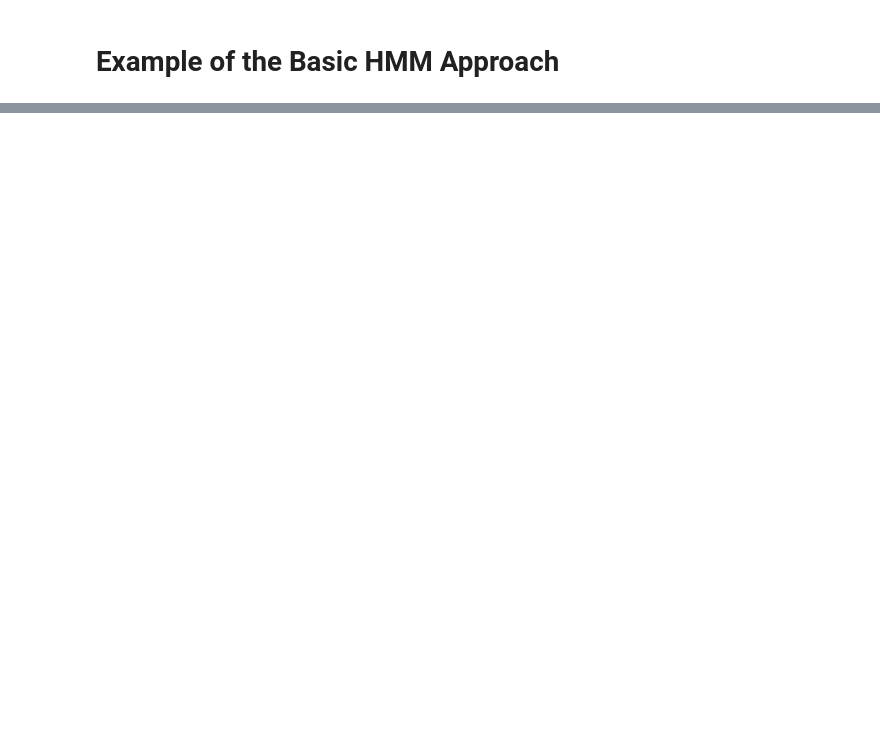
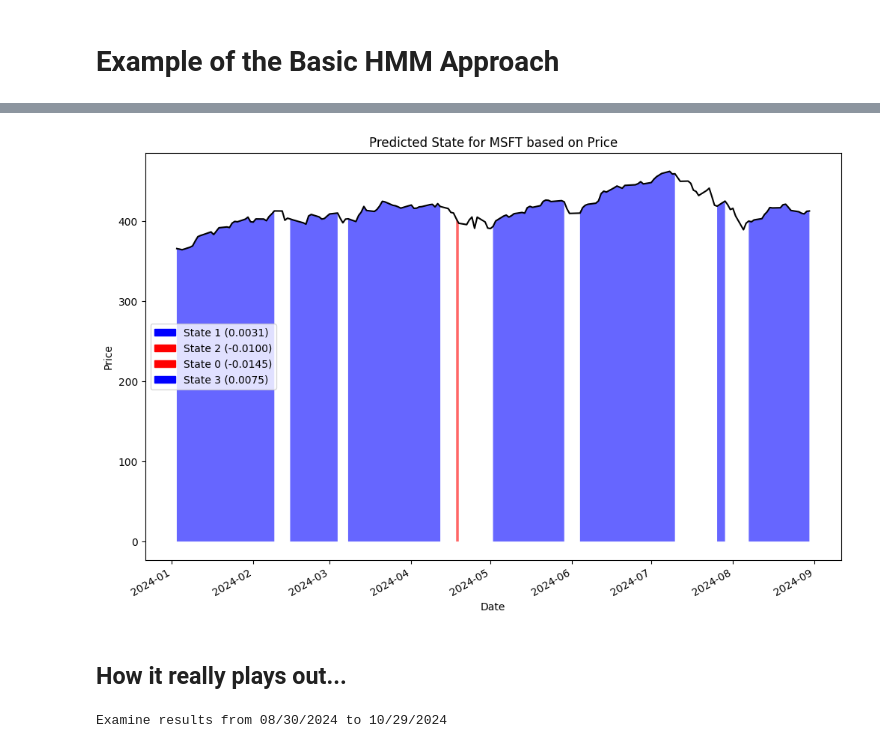
Before and after one commit to hidden-regime/hidden-regime, a Jupyter notebook: notebooks/ExampleHMM.ipynb, the cells around one changed output, grey strips where cells are left out. Cells and saved outputs as stored; diff of their text form; code cells hidden in the pictures; blank space fills up the shorter version.

```diff
--- a/notebooks/ExampleHMM.ipynb
+++ b/notebooks/ExampleHMM.ipynb
@@ -88,3 +99,10 @@ predicted_state = pd.Series(
 state_probability = pd.DataFrame(
     index=data.date,
     data=state_probabilities)
+# %%
+latest = predicted_state.index[-1]
+output_format = "%m/%d/%Y"
+formatted_date = latest.strftime(output_format)
+current_state = predicted_state[latest]
+mean, std = hmm.emission_params_[current_state]
+print(f'Current state for {formatted_date} is: {current_state} (Mean: {mean:.4f}, Std: {std:.4f})')
@@ -112,0 +135,56 @@ _ = fig.suptitle(f'State Probability Estimate for {TICKER}')
+# %%
+# Assuming 'price' and 'predicted_state' are pandas Series with datetime indexes
+# and ax2 is the correct axes object for the price data.
+
+plt.figure(figsize=(12, 8))
+ax = price.plot(color='black')
+legend_handles = []
+legend_labels = []
+
+unique_states = predicted_state.unique()
+for state in unique_states:
+
+    mean, std = hmm.emission_params_[state]
+    if mean > 0.0005:
+        color='blue'
+    else:
+        color='red'
+
+    # Create a boolean mask to filter data for the current state
+    is_state_active = (predicted_state == state)
+
+    # Use fill_between to shade the area under the price curve
+    ax.fill_between(
+        x=price.index,
+        y1=price,  # The price curve
+        y2=0,      # The x-axis (or another base line)
+        where=is_state_active,
+        facecolor=color,
+        alpha=0.6  # Set transparency
+    )
+
+    # Create a legend handle (a colored patch) for the current state
+    patch = mpatches.Patch(color=color,
+                           label=f'State {state}')
+    legend_handles.append(patch)
+    legend_labels.append(f'State {state} ({mean:.4f})')
+
+# Add the legend to the price axis
+ax.legend(handles=legend_handles, labels=legend_labels)
+ax.set_ylabel('Price')
+ax.set_xlabel('Date')
+
+plt.title(f'Predicted State for {TICKER} based on Price')
+
+plt.show()
+# %% [output]
+[figure, added]
+# %% [markdown]
+## How it really plays out...
+# %%
+OUTLOOK = timedelta(days=60)
+FUTURE_DATE = latest + OUTLOOK
+future_formatted_date = FUTURE_DATE.strftime(output_format)
+print(f'Examine results from {formatted_date} to {future_formatted_date}')
+# %% [output]
+Examine results from 08/30/2024 to 10/29/2024
```
Also changed, not shown: parts of 16 cells of this notebook, 1 other file.
